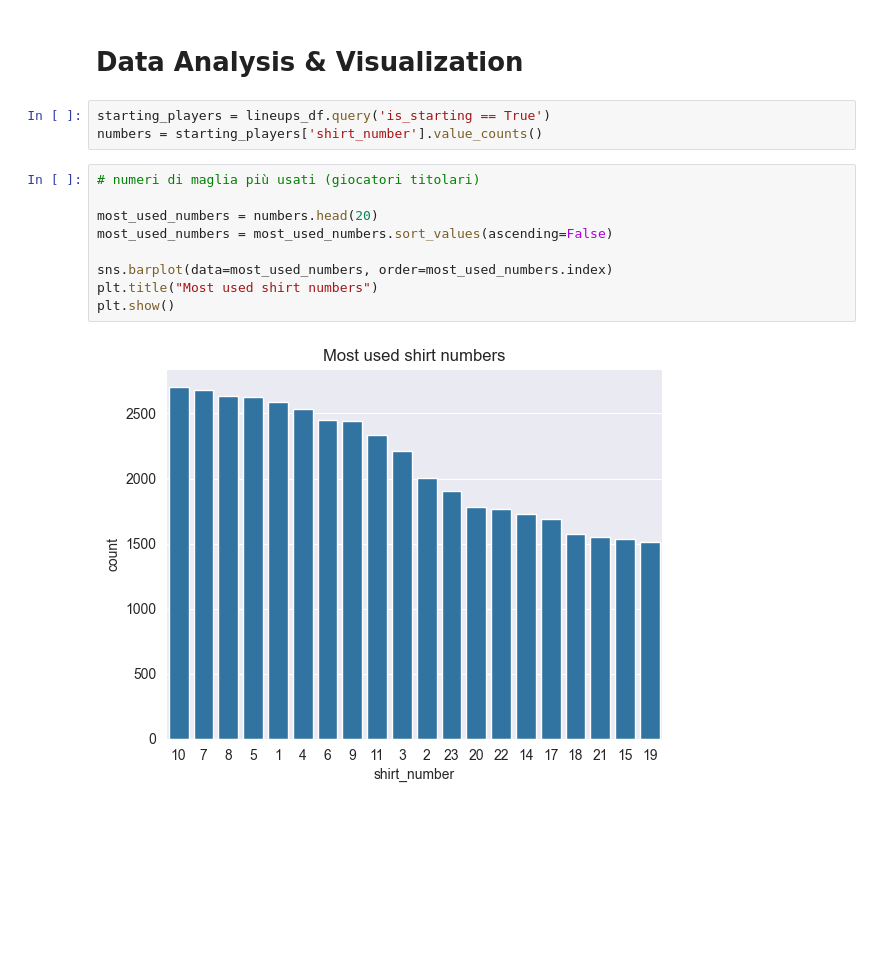
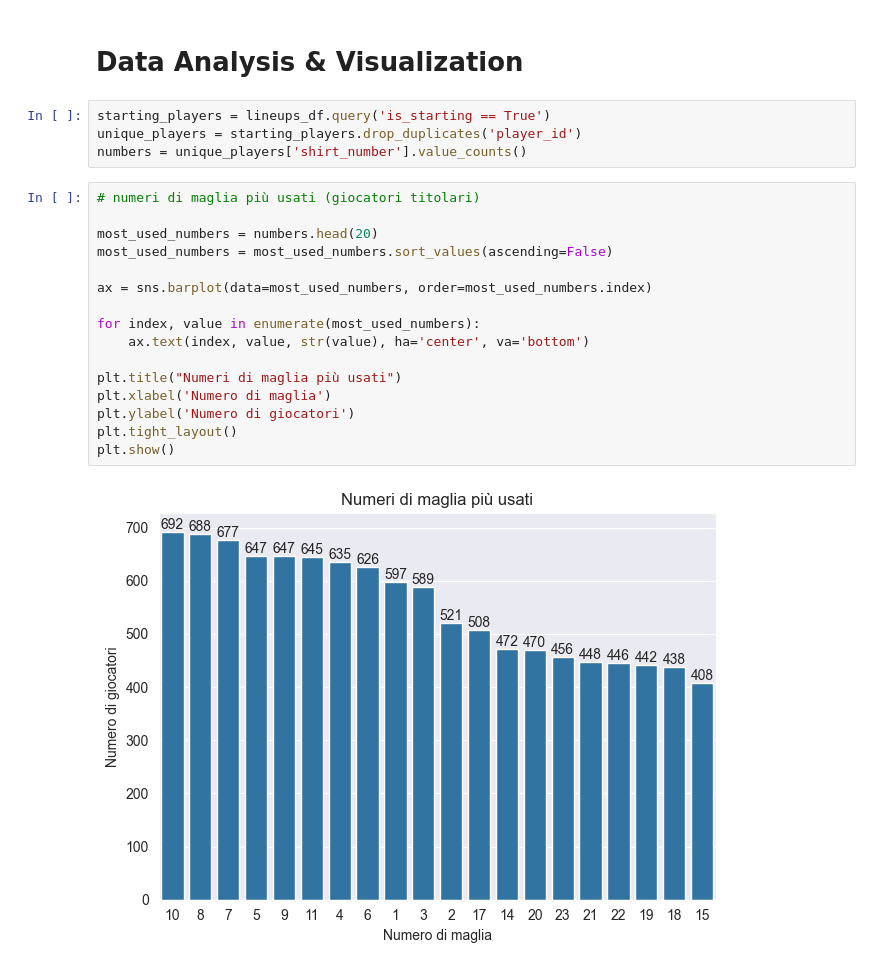
Before and after one commit to RiccardoPili/Football-Data-Analysis, a Jupyter notebook: game_lineups.ipynb, the cells around one changed output. Drawn from its saved outputs; the diff is of its cells as text; blank space fills up the shorter version.

Commit message:
aggiunte etichette dei valori ad alcune visualizzazioni, modifiche di controllo a game_events e game_lineups

```diff
--- a/game_lineups.ipynb
+++ b/game_lineups.ipynb
@@ -187,18 +183,26 @@ Name: count, dtype: int64
 # Data Analysis & Visualization
 # %%
 starting_players = lineups_df.query('is_starting == True')
-numbers = starting_players['shirt_number'].value_counts()
+unique_players = starting_players.drop_duplicates('player_id')
+numbers = unique_players['shirt_number'].value_counts()
 # %%
 # numeri di maglia più usati (giocatori titolari)
 
 most_used_numbers = numbers.head(20)
 most_used_numbers = most_used_numbers.sort_values(ascending=False)
 
-sns.barplot(data=most_used_numbers, order=most_used_numbers.index)
-plt.title("Most used shirt numbers")
+ax = sns.barplot(data=most_used_numbers, order=most_used_numbers.index)
+
+for index, value in enumerate(most_used_numbers):
+    ax.text(index, value, str(value), ha='center', va='bottom')
+
+plt.title("Numeri di maglia più usati")
+plt.xlabel('Numero di maglia')
+plt.ylabel('Numero di giocatori')
+plt.tight_layout()
 plt.show()
 # %% [output]
-[figure, old version]
+[figure, new version]
 # %%
 # numeri di maglia meno usati (giocatori titolari)
 
```
Also changed, not shown: parts of 5 cells of this notebook, 2 other files.
